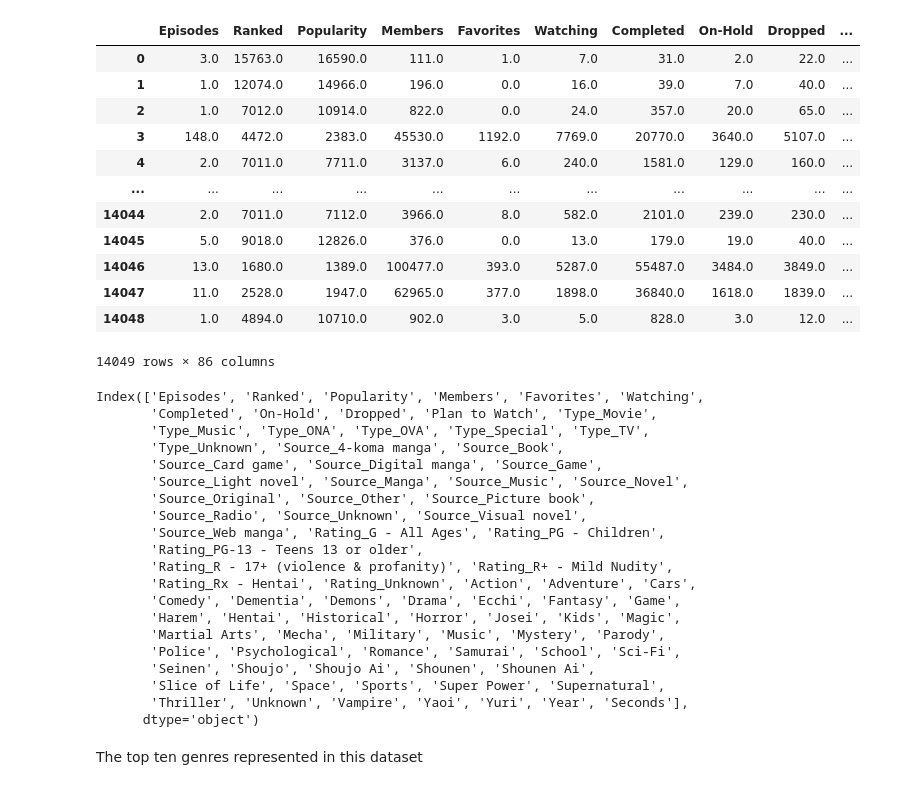
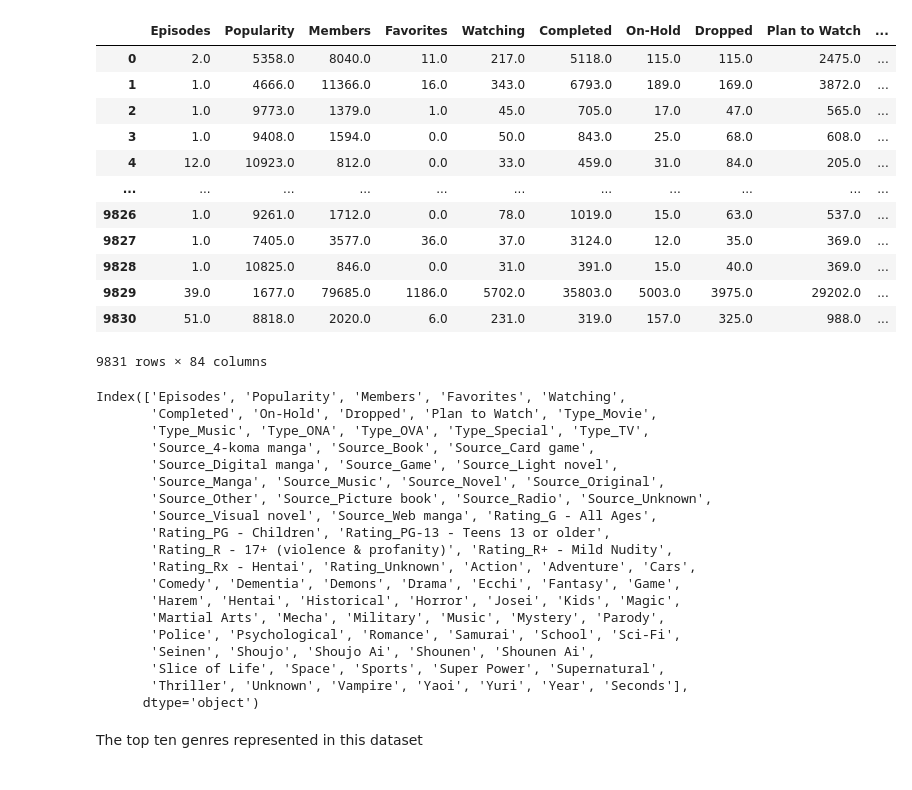
Before and after one commit to RyanErm/ML4021_FinalProject, a Jupyter notebook: notebooks/eda.ipynb, the cells around one changed output. Saved outputs shown, nothing was run; the diff lists cells and outputs as text; code cells hidden in the pictures.

```diff
--- a/notebooks/eda.ipynb
+++ b/notebooks/eda.ipynb
@@ -7,35 +7,34 @@ import numpy as np
 # %%
 df = pd.read_csv("../data/X_train_data.csv")
 # %%
-df.drop(["Unnamed: 0"], axis = 1, inplace = True)
+
 df
 # %% [output]
-|  | Episodes | Ranked | Popularity | Members | Favorites | Watching | Completed | On-Hold | Dropped | ... |
-| 0 | 3.0 | 15763.0 | 16590.0 | 111.0 | 1.0 | 7.0 | 31.0 | 2.0 | 22.0 | ... |
-| 1 | 1.0 | 12074.0 | 14966.0 | 196.0 | 0.0 | 16.0 | 39.0 | 7.0 | 40.0 | ... |
-| 2 | 1.0 | 7012.0 | 10914.0 | 822.0 | 0.0 | 24.0 | 357.0 | 20.0 | 65.0 | ... |
-| 3 | 148.0 | 4472.0 | 2383.0 | 45530.0 | 1192.0 | 7769.0 | 20770.0 | 3640.0 | 5107.0 | ... |
-| 4 | 2.0 | 7011.0 | 7711.0 | 3137.0 | 6.0 | 240.0 | 1581.0 | 129.0 | 160.0 | ... |
+|  | Episodes | Popularity | Members | Favorites | Watching | Completed | On-Hold | Dropped | Plan to Watch | ... |
+| 0 | 2.0 | 5358.0 | 8040.0 | 11.0 | 217.0 | 5118.0 | 115.0 | 115.0 | 2475.0 | ... |
+| 1 | 1.0 | 4666.0 | 11366.0 | 16.0 | 343.0 | 6793.0 | 189.0 | 169.0 | 3872.0 | ... |
+| 2 | 1.0 | 9773.0 | 1379.0 | 1.0 | 45.0 | 705.0 | 17.0 | 47.0 | 565.0 | ... |
+| 3 | 1.0 | 9408.0 | 1594.0 | 0.0 | 50.0 | 843.0 | 25.0 | 68.0 | 608.0 | ... |
+| 4 | 12.0 | 10923.0 | 812.0 | 0.0 | 33.0 | 459.0 | 31.0 | 84.0 | 205.0 | ... |
 | ... | ... | ... | ... | ... | ... | ... | ... | ... | ... | ... |
-| 14044 | 2.0 | 7011.0 | 7112.0 | 3966.0 | 8.0 | 582.0 | 2101.0 | 239.0 | 230.0 | ... |
-| 14045 | 5.0 | 9018.0 | 12826.0 | 376.0 | 0.0 | 13.0 | 179.0 | 19.0 | 40.0 | ... |
-| 14046 | 13.0 | 1680.0 | 1389.0 | 100477.0 | 393.0 | 5287.0 | 55487.0 | 3484.0 | 3849.0 | ... |
-| 14047 | 11.0 | 2528.0 | 1947.0 | 62965.0 | 377.0 | 1898.0 | 36840.0 | 1618.0 | 1839.0 | ... |
-| 14048 | 1.0 | 4894.0 | 10710.0 | 902.0 | 3.0 | 5.0 | 828.0 | 3.0 | 12.0 | ... |
+| 9826 | 1.0 | 9261.0 | 1712.0 | 0.0 | 78.0 | 1019.0 | 15.0 | 63.0 | 537.0 | ... |
+| 9827 | 1.0 | 7405.0 | 3577.0 | 36.0 | 37.0 | 3124.0 | 12.0 | 35.0 | 369.0 | ... |
+| 9828 | 1.0 | 10825.0 | 846.0 | 0.0 | 31.0 | 391.0 | 15.0 | 40.0 | 369.0 | ... |
+| 9829 | 39.0 | 1677.0 | 79685.0 | 1186.0 | 5702.0 | 35803.0 | 5003.0 | 3975.0 | 29202.0 | ... |
+| 9830 | 51.0 | 8818.0 | 2020.0 | 6.0 | 231.0 | 319.0 | 157.0 | 325.0 | 988.0 | ... |
-14049 rows × 86 columns
+9831 rows × 84 columns
 # %%
 df.columns
 # %% [output]
-Index(['Episodes', 'Ranked', 'Popularity', 'Members', 'Favorites', 'Watching',
+Index(['Episodes', 'Popularity', 'Members', 'Favorites', 'Watching',
        'Completed', 'On-Hold', 'Dropped', 'Plan to Watch', 'Type_Movie',
        'Type_Music', 'Type_ONA', 'Type_OVA', 'Type_Special', 'Type_TV',
-       'Type_Unknown', 'Source_4-koma manga', 'Source_Book',
-       'Source_Card game', 'Source_Digital manga', 'Source_Game',
-       'Source_Light novel', 'Source_Manga', 'Source_Music', 'Source_Novel',
-       'Source_Original', 'Source_Other', 'Source_Picture book',
-       'Source_Radio', 'Source_Unknown', 'Source_Visual novel',
-       'Source_Web manga', 'Rating_G - All Ages', 'Rating_PG - Children',
-       'Rating_PG-13 - Teens 13 or older',
+       'Source_4-koma manga', 'Source_Book', 'Source_Card game',
+       'Source_Digital manga', 'Source_Game', 'Source_Light novel',
+       'Source_Manga', 'Source_Music', 'Source_Novel', 'Source_Original',
+       'Source_Other', 'Source_Picture book', 'Source_Radio', 'Source_Unknown',
+       'Source_Visual novel', 'Source_Web manga', 'Rating_G - All Ages',
+       'Rating_PG - Children', 'Rating_PG-13 - Teens 13 or older',
        'Rating_R - 17+ (violence & profanity)', 'Rating_R+ - Mild Nudity',
        'Rating_Rx - Hentai', 'Rating_Unknown', 'Action', 'Adventure', 'Cars',
        'Comedy', 'Dementia', 'Demons', 'Drama', 'Ecchi', 'Fantasy', 'Game',
```
Also changed, not shown: parts of 6 cells of this notebook, 6 other files.
